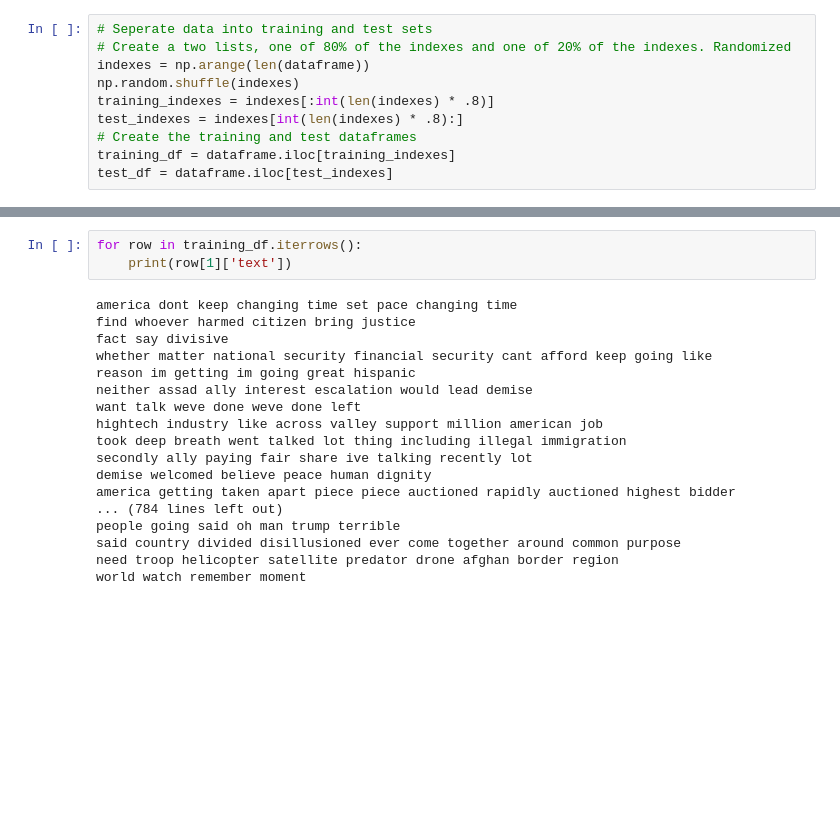
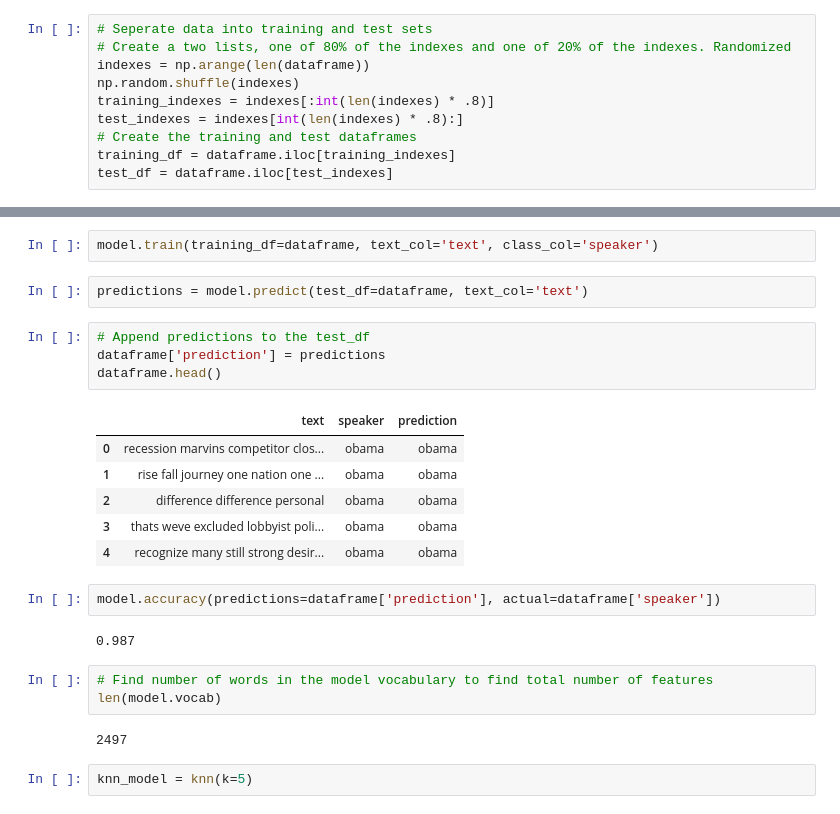
Before and after one commit to EthanRiley/nbknn_implementations, a Jupyter notebook: nbknn.ipynb, the cells around one changed output, grey strips where cells are left out. Drawn from its saved outputs; the diff is of its cells as text; blank space fills up the shorter version.

```diff
--- a/nbknn.ipynb
+++ b/nbknn.ipynb
@@ -116,21 +115,26 @@ TypeError: __init__() takes 0 positional arguments but 1 was given
-# %%
-for row in training_df.iterrows():
-    print(row[1]['text'])
-# %% [output]
-america dont keep changing time set pace changing time
-find whoever harmed citizen bring justice
-fact say divisive
-whether matter national security financial security cant afford keep going like
-reason im getting im going great hispanic
-neither assad ally interest escalation would lead demise
-want talk weve done weve done left
-hightech industry like across valley support million american job
-took deep breath went talked lot thing including illegal immigration
-secondly ally paying fair share ive talking recently lot
-demise welcomed believe peace human dignity
-america getting taken apart piece piece auctioned rapidly auctioned highest bidder
-... (784 lines left out)
-people going said oh man trump terrible
-said country divided disillusioned ever come together around common purpose
-need troop helicopter satellite predator drone afghan border region
-world watch remember moment
+# %%
+model.train(training_df=dataframe, text_col='text', class_col='speaker')
+# %%
+predictions = model.predict(test_df=dataframe, text_col='text')
+# %%
+# Append predictions to the test_df
+dataframe['prediction'] = predictions
+dataframe.head()
+# %% [output]
+|  | text | speaker | prediction |
+| 0 | recession marvins competitor clos... | obama | obama |
+| 1 | rise fall journey one nation one ... | obama | obama |
+| 2 | difference difference personal | obama | obama |
+| 3 | thats weve excluded lobbyist poli... | obama | obama |
+| 4 | recognize many still strong desir... | obama | obama |
+# %%
+model.accuracy(predictions=dataframe['prediction'], actual=dataframe['speaker'])
+# %% [output]
+0.987
+# %%
+# Find number of words in the model vocabulary to find total number of features
+len(model.vocab)
+# %% [output]
+2497
+# %%
+knn_model = knn(k=5)
```
Also changed, not shown: parts of 14 cells of this notebook, 1 other file.
